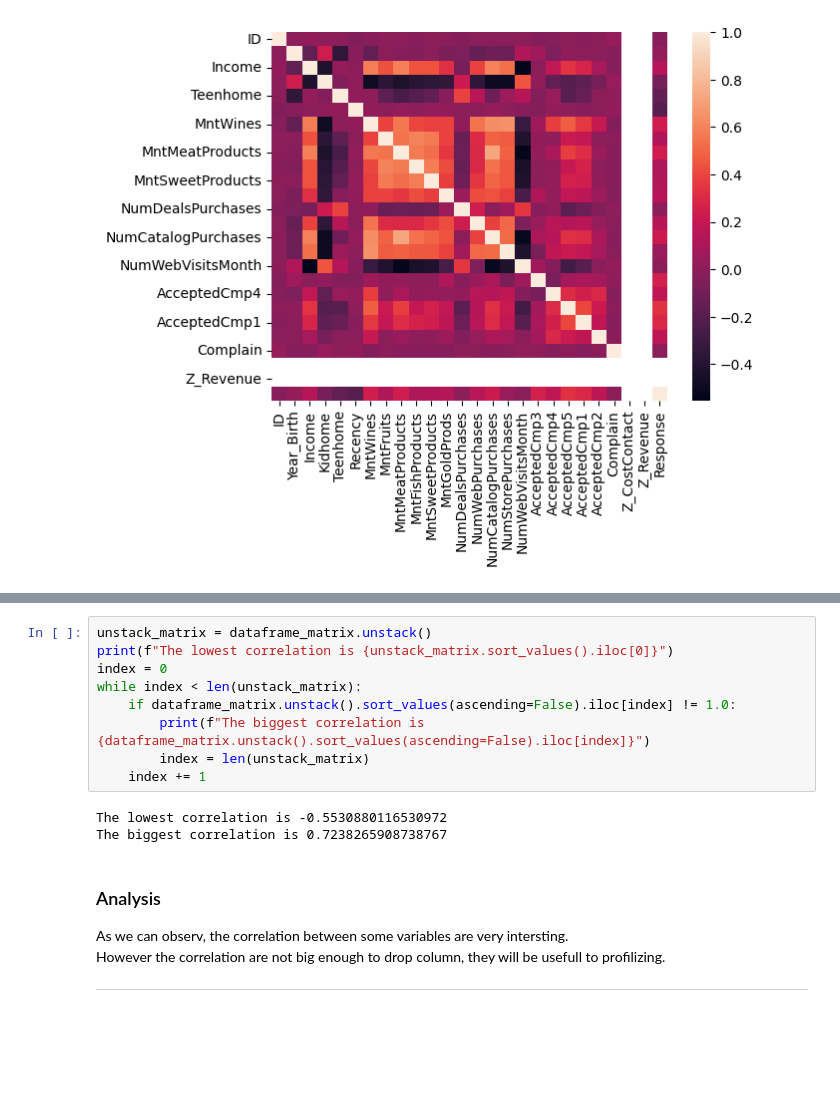
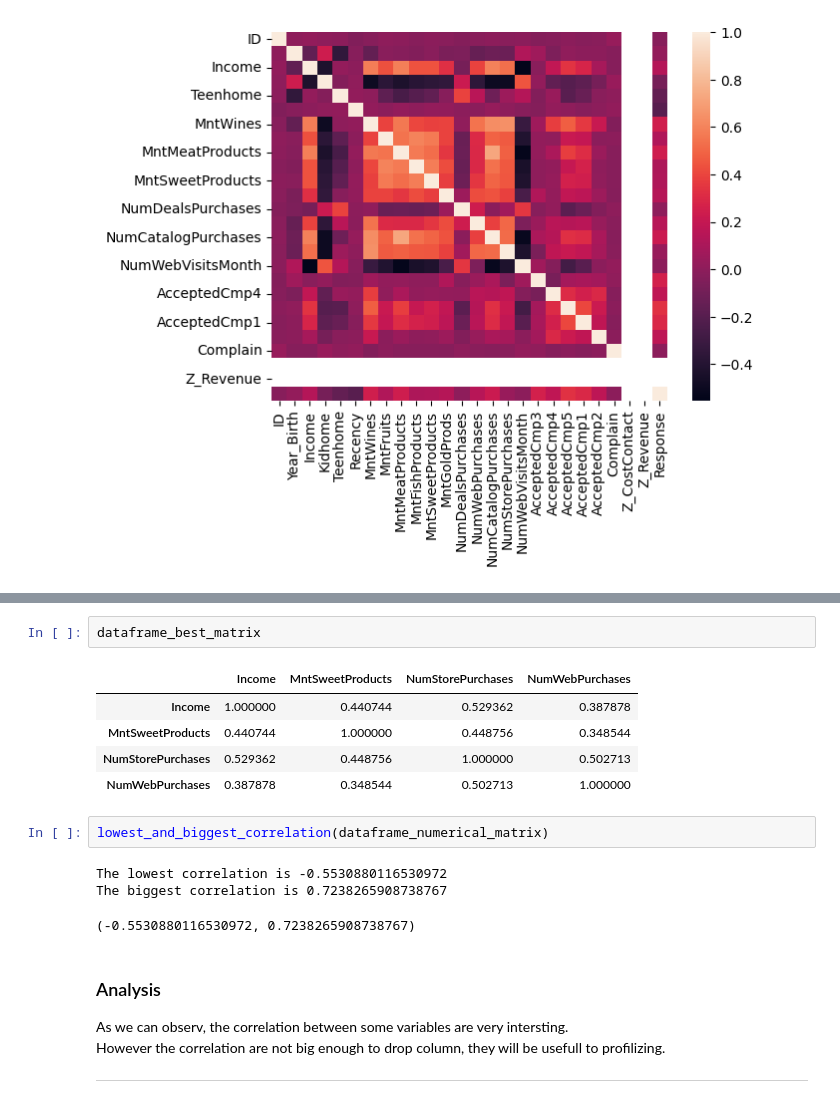
Before and after one commit to antonella-giovannetti/customer-personality-analysis, a Jupyter notebook: analysis/exploratory.ipynb, the cells around one changed output, grey strips where cells are left out. Saved outputs shown, nothing was run; the diff lists cells and outputs as text; blank space fills up the shorter version.

```diff
--- a/analysis/exploratory.ipynb
+++ b/analysis/exploratory.ipynb
@@ -139,15 +153,17 @@ dataframe_matrix
-# %%
-unstack_matrix = dataframe_matrix.unstack()
-print(f"The lowest correlation is {unstack_matrix.sort_values().iloc[0]}")
-index = 0
-while index < len(unstack_matrix):
-    if dataframe_matrix.unstack().sort_values(ascending=False).iloc[index] != 1.0:
-        print(f"The biggest correlation is {dataframe_matrix.unstack().sort_values(ascending=False).iloc[index]}")
-        index = len(unstack_matrix)
-    index += 1
-# %% [output]
-The lowest correlation is -0.5530880116530972
-The biggest correlation is 0.7238265908738767
+# %%
+dataframe_best_matrix
+# %% [output]
+|  | Income | MntSweetProducts | NumStorePurchases | NumWebPurchases |
+| Income | 1.000000 | 0.440744 | 0.529362 | 0.387878 |
+| MntSweetProducts | 0.440744 | 1.000000 | 0.448756 | 0.348544 |
+| NumStorePurchases | 0.529362 | 0.448756 | 1.000000 | 0.502713 |
+| NumWebPurchases | 0.387878 | 0.348544 | 0.502713 | 1.000000 |
+# %%
+lowest_and_biggest_correlation(dataframe_numerical_matrix)
+# %% [output]
+The lowest correlation is -0.5530880116530972
+The biggest correlation is 0.7238265908738767
+(-0.5530880116530972, 0.7238265908738767)
 # %% [markdown]
 ### Analysis
 As we can observ, the correlation between some variables are very intersting.
```
Also changed, not shown: parts of 11 cells of this notebook, 9 other files.
